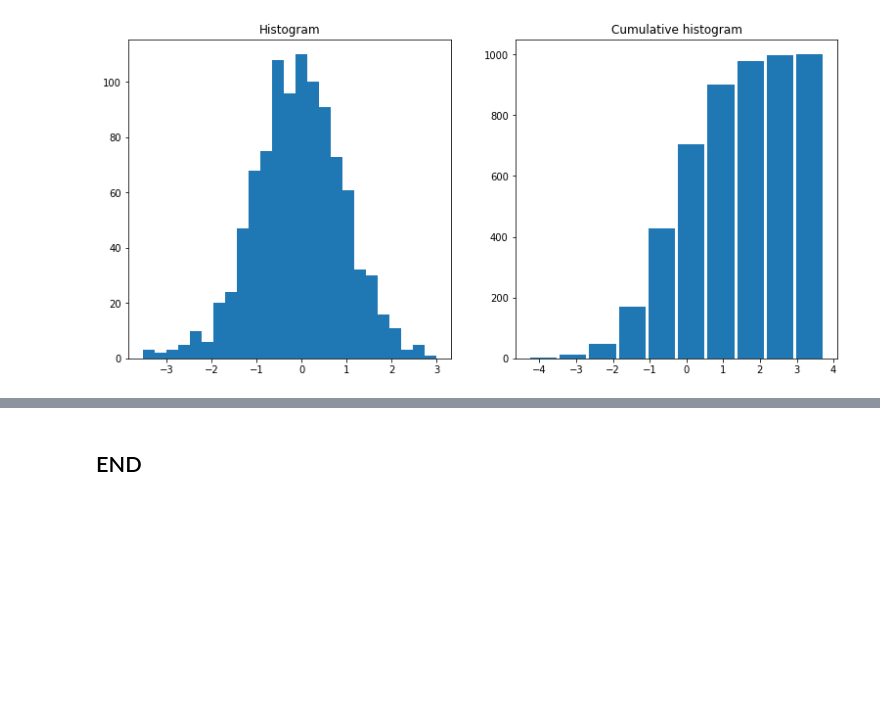
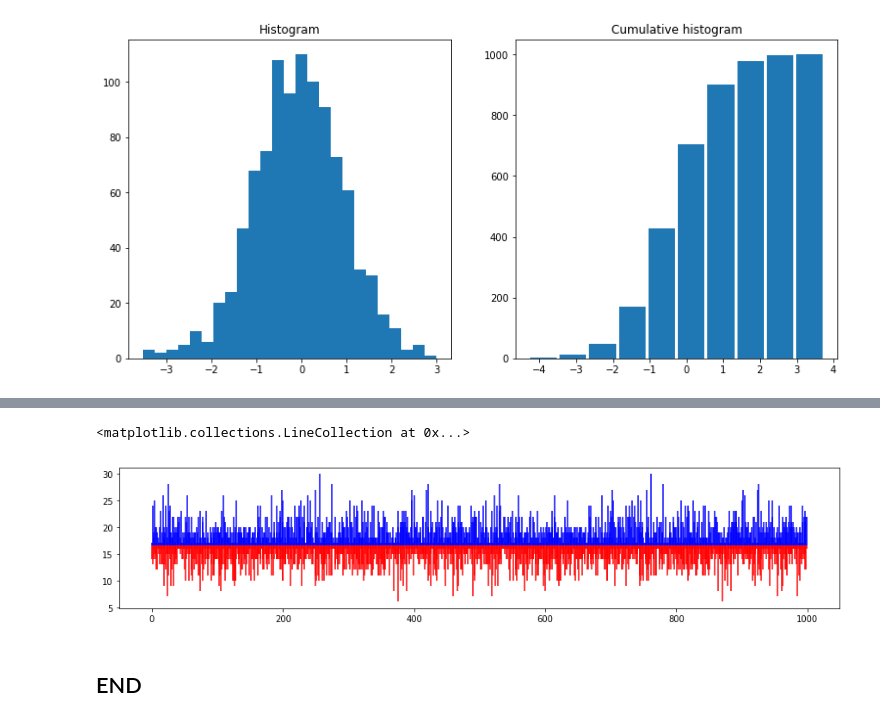
Before and after one commit to yongduek/ieml, a Jupyter notebook: notebooks/random_sample_generation.ipynb, the cells around one changed output, grey strips where cells are left out. Cells and saved outputs as stored; diff of their text form; code cells hidden in the pictures; blank space fills up the shorter version.

```diff
--- a/notebooks/random_sample_generation.ipynb
+++ b/notebooks/random_sample_generation.ipynb
@@ -310,2 +349,9 @@ Text(0.5, 1.0, 'Cumulative histogram')
+# %%
+plt.figure(figsize=(15,3))
+plt.vlines (np.arange(data.size), data.mean(), data[data>data.mean()], color='b')
+plt.vlines (np.arange(data.size), data.mean(), data[data<=data.mean()], color='r')
+# %% [output]
+<matplotlib.collections.LineCollection at 0x...>
+[figure, added]
 # %% [markdown]
 ## END
```
Also changed, not shown: parts of 7 cells of this notebook.
